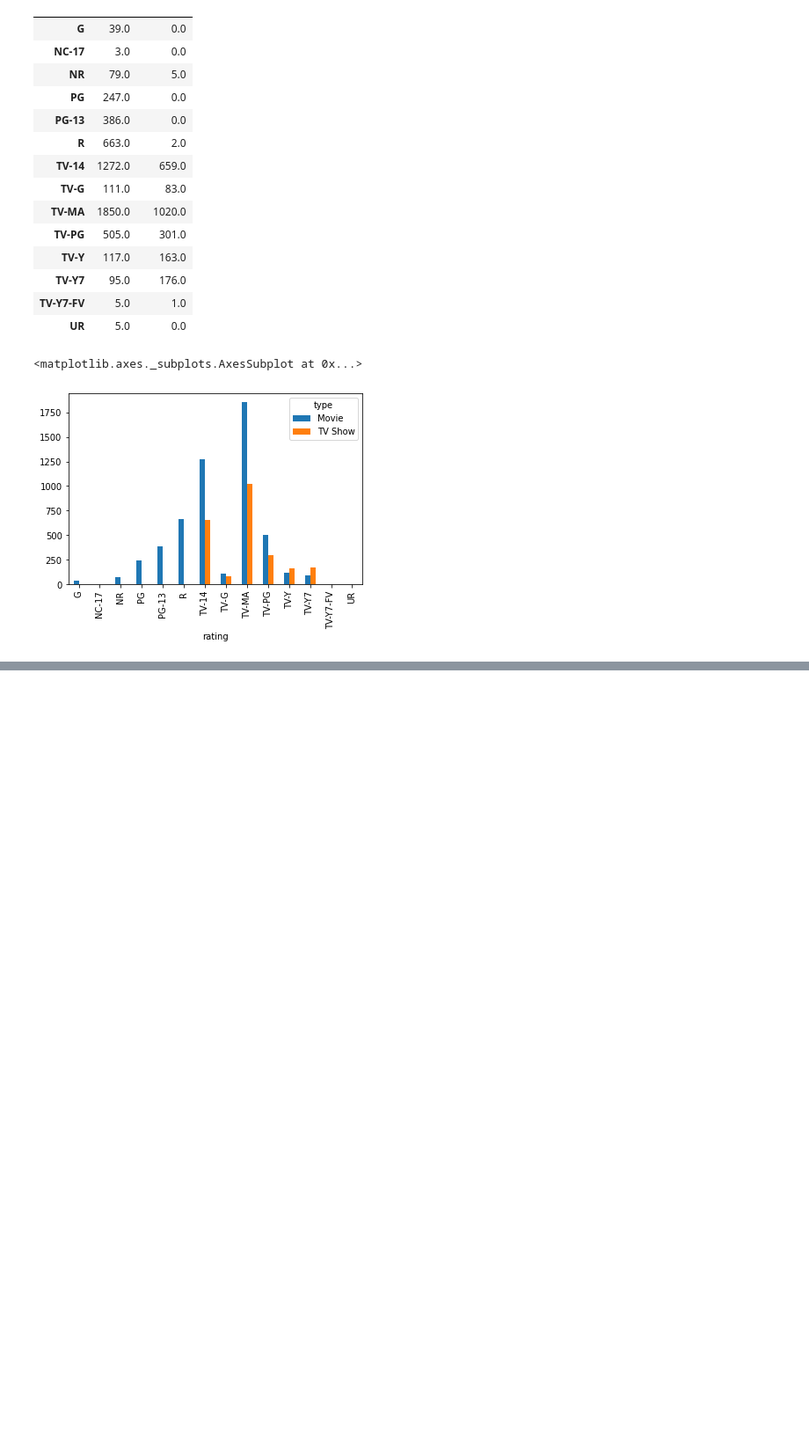
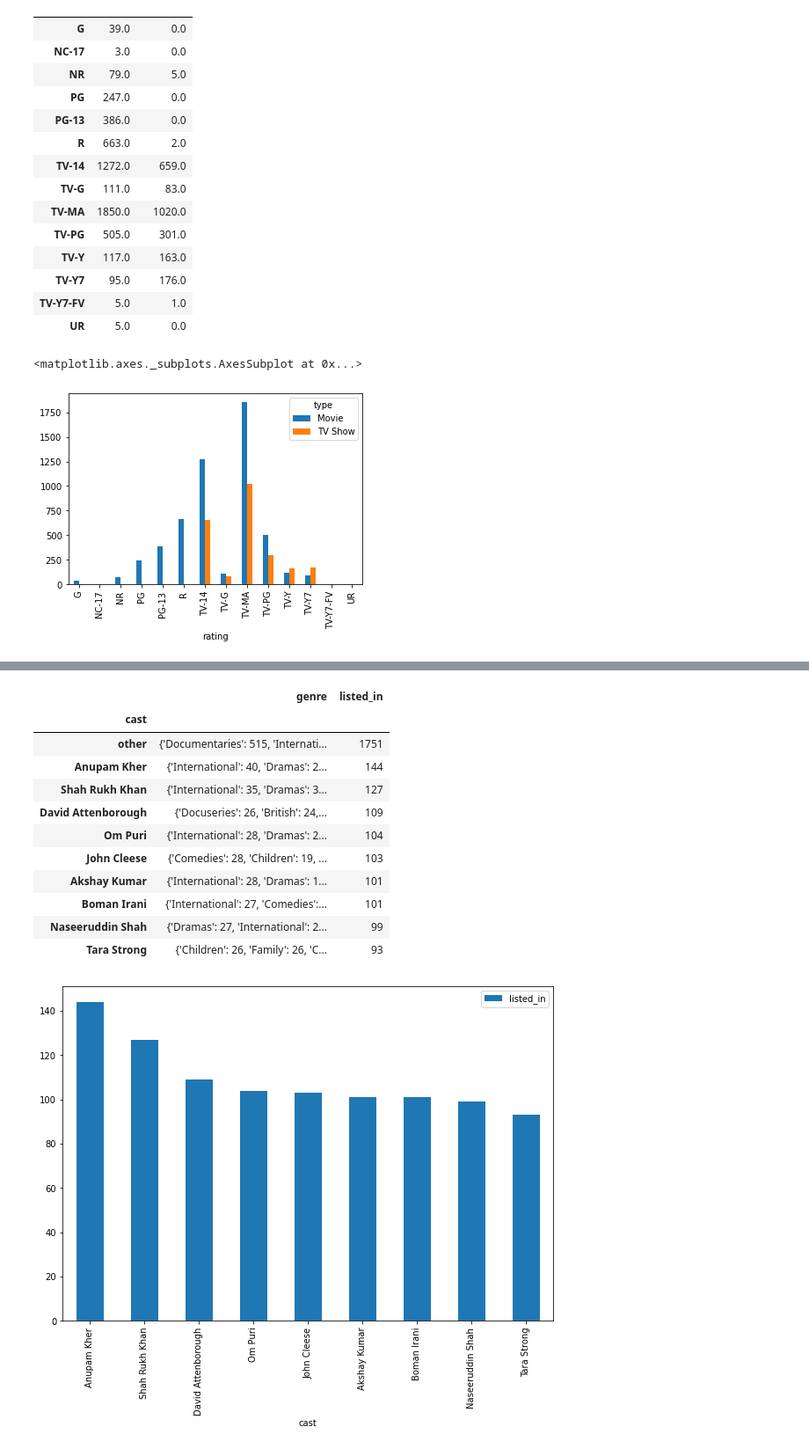
Before and after one commit to sauravkumar19/Coronavirus-Tweet-Sentiment-Analysis, a Jupyter notebook: NETFLIX_MOVIES_AND_TV_SHOWS_CLUSTERING.ipynb, the cells around one changed output, grey strips where cells are left out. Shown at 88% size. Cells and saved outputs as stored; diff of their text form; code cells hidden in the pictures; blank space fills up the shorter version.

```diff
--- a/NETFLIX_MOVIES_AND_TV_SHOWS_CLUSTERING.ipynb
+++ b/NETFLIX_MOVIES_AND_TV_SHOWS_CLUSTERING.ipynb
@@ -429,3 +310,58 @@ cast_table
+# %%
+for i in ['cast','listed_in', 'country']:
+  cast_table[i] = cast_table[i].apply(lambda x : x[1:] if x[0] == ' ' else x)
+# %%
+def genre_wise_eda(df,column1,column2):
+  column1_genre = df.groupby(column1)[column2].value_counts()
+  column1_unique = df[column1].unique()
+
+  column1_genre_dict = {}
+  for items in column1_unique:
+    column1_tuple = column1_genre[items].to_dict()
+    column1_genre_dict[items] = column1_tuple
+
+  column1_genre = pd.Series(column1_genre_dict)
+  column1_genre.index.name = column1
+  column1_genre.name = 'genre'
+
+  column1_total_genre = df.groupby(column1)[column2].size()
+
+  t2 = pd.merge(column1_genre,column1_total_genre, how ='inner',on =column1).sort_values(by = column2,ascending = False).head(10)
+
+
+
+  if t2.index[0] == 'other':
+    t2[1:].plot(kind = 'bar', figsize = (10,7))
+    for iter,row in t2['genre'][1:].iteritems():
+      series = pd.Series(row)
+      series.index.name = iter
+      fig = plt.figure(figsize = (10,7))
+      ax = fig.gca()
+      series.plot(kind = 'bar',ax = ax)
+
+  else:
+    t2.plot(kind = 'bar', figsize = (10,7))
+    for iter,row in t2['genre'].iteritems():
+      series = pd.Series(row)
+      series.index.name = iter
+      fig = plt.figure(figsize = (10,7))
+      ax = fig.gca()
+      series.plot(kind = 'bar',ax = ax)
+
+  return t2
 # %%
-cast_genre = cast_table.groupby('cast')['listed_in'].value_counts()
-# cast_genre.fillna(0)
+genre_wise_eda(cast_table,'cast','listed_in')
+# %% [output]
+|  | genre | listed_in |
+| cast |  |  |
+| other | {'Documentaries': 515, 'Internati... | 1751 |
+| Anupam Kher | {'International': 40, 'Dramas': 2... | 144 |
+| Shah Rukh Khan | {'International': 35, 'Dramas': 3... | 127 |
+| David Attenborough | {'Docuseries': 26, 'British': 24,... | 109 |
+| Om Puri | {'International': 28, 'Dramas': 2... | 104 |
+| John Cleese | {'Comedies': 28, 'Children': 19, ... | 103 |
+| Akshay Kumar | {'International': 28, 'Dramas': 1... | 101 |
+| Boman Irani | {'International': 27, 'Comedies':... | 101 |
+| Naseeruddin Shah | {'Dramas': 27, 'International': 2... | 99 |
+| Tara Strong | {'Children': 26, 'Family': 26, 'C... | 93 |
+[figure, added]
```
Also changed, not shown: parts of 40 cells of this notebook.
